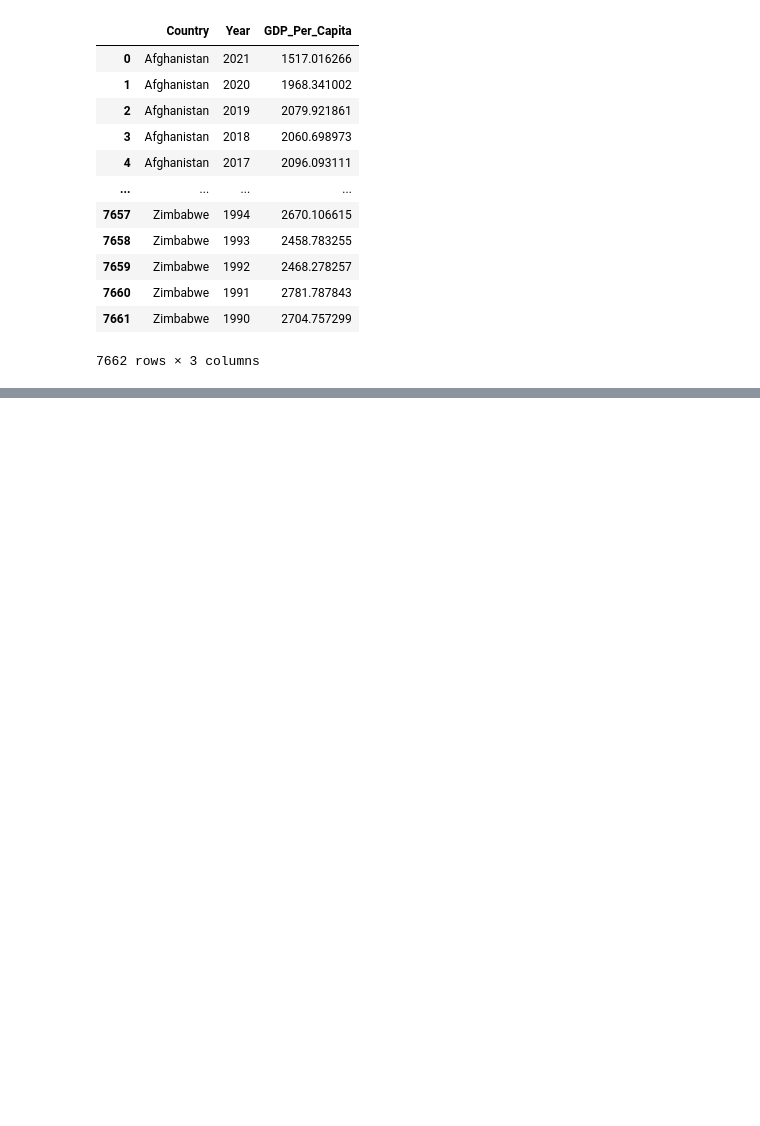
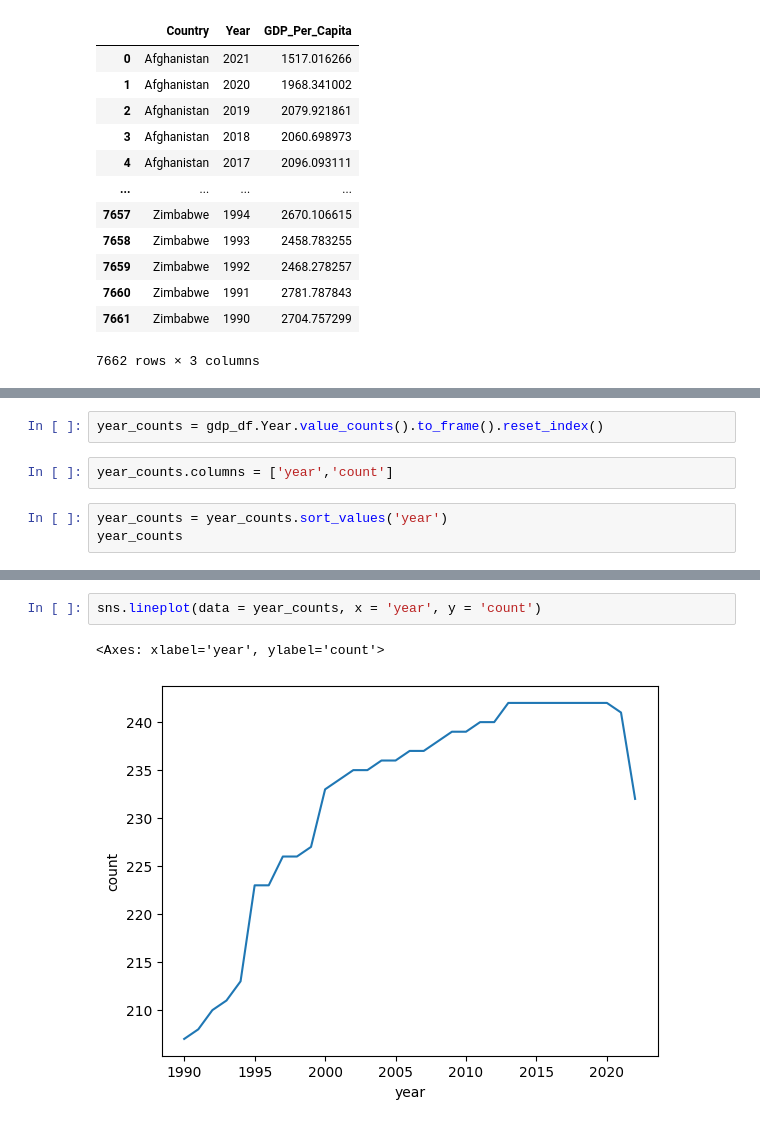
Before and after one commit to NSS-Data-Analytics-Cohort-10/gdp-and-internet-usage-ekinnard23, a Jupyter notebook: notebooks/gdp_and_internet_usage_eddie_kinnard.ipynb, the cells around one changed output, grey strips where cells are left out. Cells and saved outputs as stored; diff of their text form; blank space fills up the shorter version.

```diff
--- a/notebooks/gdp_and_internet_usage_eddie_kinnard.ipynb
+++ b/notebooks/gdp_and_internet_usage_eddie_kinnard.ipynb
@@ -63,0 +82,7 @@ country_count = gdp_df.Country.value_counts()
+# %%
+year_counts = gdp_df.Year.value_counts().to_frame().reset_index()
+# %%
+year_counts.columns = ['year','count']
+# %%
+year_counts = year_counts.sort_values('year')
+year_counts
@@ -63,0 +107,5 @@ country_count = gdp_df.Country.value_counts()
+# %%
+sns.lineplot(data = year_counts, x = 'year', y = 'count')
+# %% [output]
+<Axes: xlabel='year', ylabel='count'>
+[figure, added]
```
Also changed, not shown: parts of 7 cells of this notebook.
